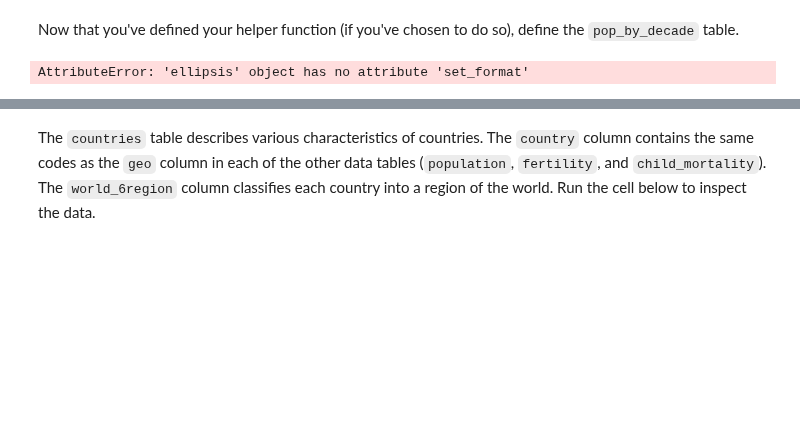
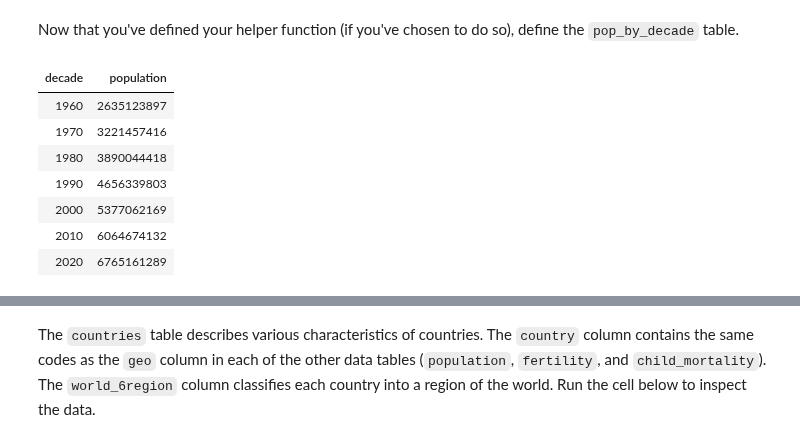
Before and after one commit to ttlarson13/Data-Analytics-Fall-25, a Jupyter notebook: project1-1/project1/project1.ipynb, the cells around one changed output, grey strips where cells are left out. Drawn from its saved outputs; the diff is of its cells as text; code cells hidden in the pictures; blank space fills up the shorter version.

```diff
--- a/project1-1/project1/project1.ipynb
+++ b/project1-1/project1/project1.ipynb
@@ -476,12 +474,21 @@ grader.check("q1_12_0")
 q1_12_0 results: All test cases passed!
 # %% [markdown]
 Now that you've defined your helper function (if you've chosen to do so), define the `pop_by_decade` table.
-# %%
-decades = Table().with_column('decade', np.arange(1960, 2021, 10))
-
-pop_by_decade = ...
-pop_by_decade.set_format(1, NumberFormatter)
-# %% [output]
-AttributeError: 'ellipsis' object has no attribute 'set_format'
+# %%
+tens = np.arange(1960,2021, 10)
+
+p_decades = p_pop.sort('time').where('time', are.contained_in(tens))
+pop_by_decades = p_decades.apply(pop_for_year, 'time')
+pop_by_decade = Table().with_columns('decade', p_decades.column('time'), 'population', pop_by_decades)
+pop_by_decade
+# %% [output]
+| decade | population |
+| 1960 | 2635123897 |
+| 1970 | 3221457416 |
+| 1980 | 3890044418 |
+| 1990 | 4656339803 |
+| 2000 | 5377062169 |
+| 2010 | 6064674132 |
+| 2020 | 6765161289 |
 # %%
 grader.check("q1_12")
```
Also changed, not shown: parts of 11 cells of this notebook, 1 other file.
